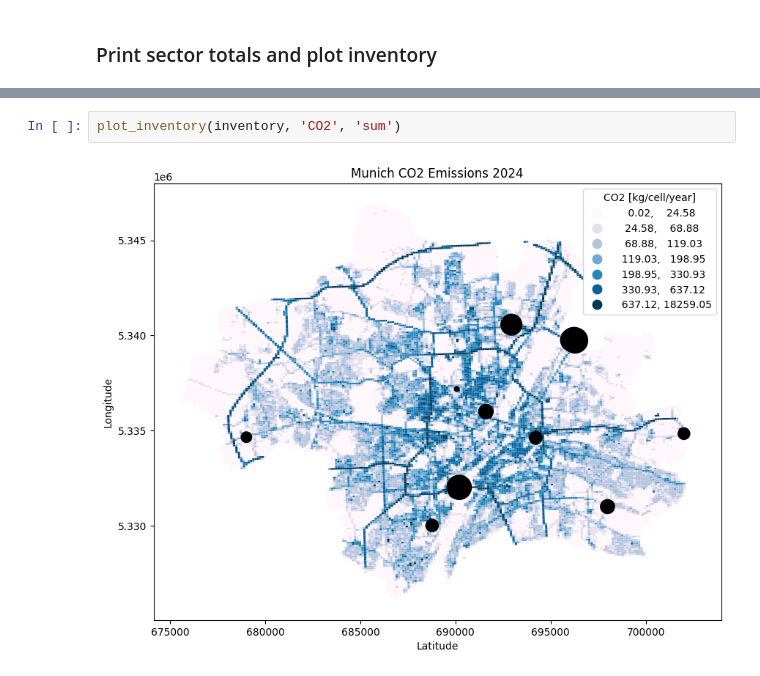
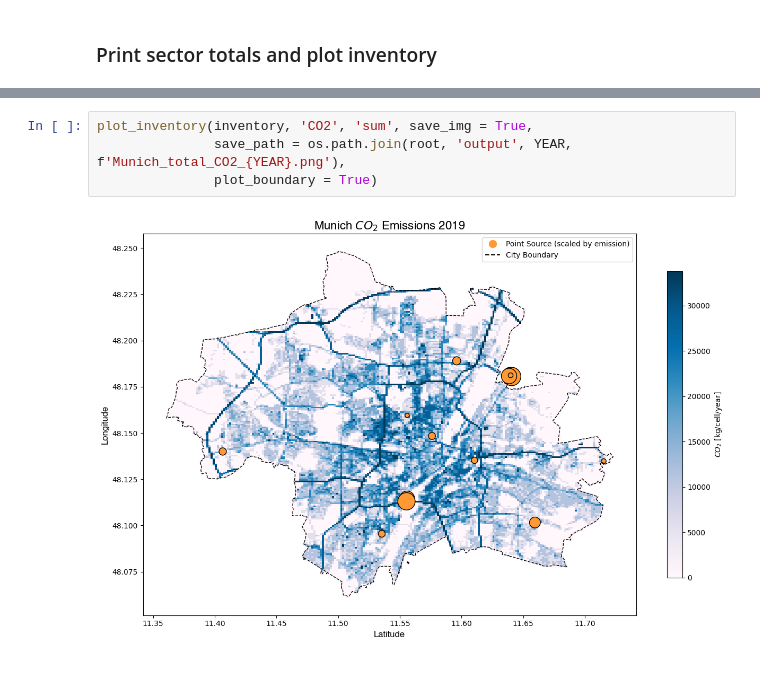
Before and after one commit to tum-esm/tum-mci, a Jupyter notebook: code/combine_inventory.ipynb, the cells around one changed output, grey strips where cells are left out. Cells and saved outputs as stored; diff of their text form.

Commit message:
changes and plots

```diff
--- a/code/combine_inventory.ipynb
+++ b/code/combine_inventory.ipynb
@@ -309,4 +327,6 @@ styled_df
-# %%
-plot_inventory(inventory, 'CO2', 'sum')
-# %% [output]
-[figure, removed]
+# %%
+plot_inventory(inventory, 'CO2', 'sum', save_img = True,
+               save_path = os.path.join(root, 'output', YEAR, f'Munich_total_CO2_{YEAR}.png'),
+               plot_boundary = True)
+# %% [output]
+[figure, added]
```
Also changed, not shown: parts of 6 cells of this notebook, 18 other files.
